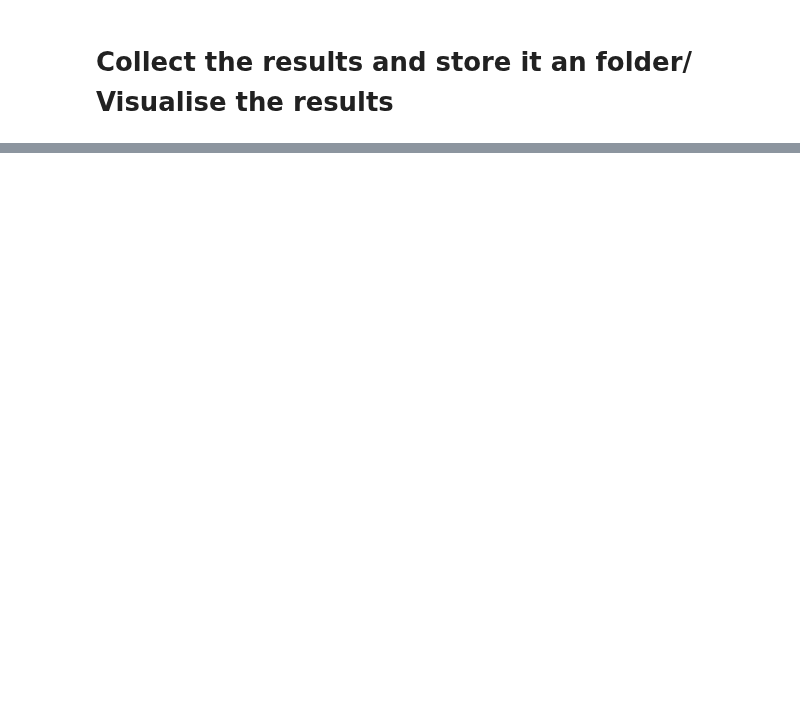
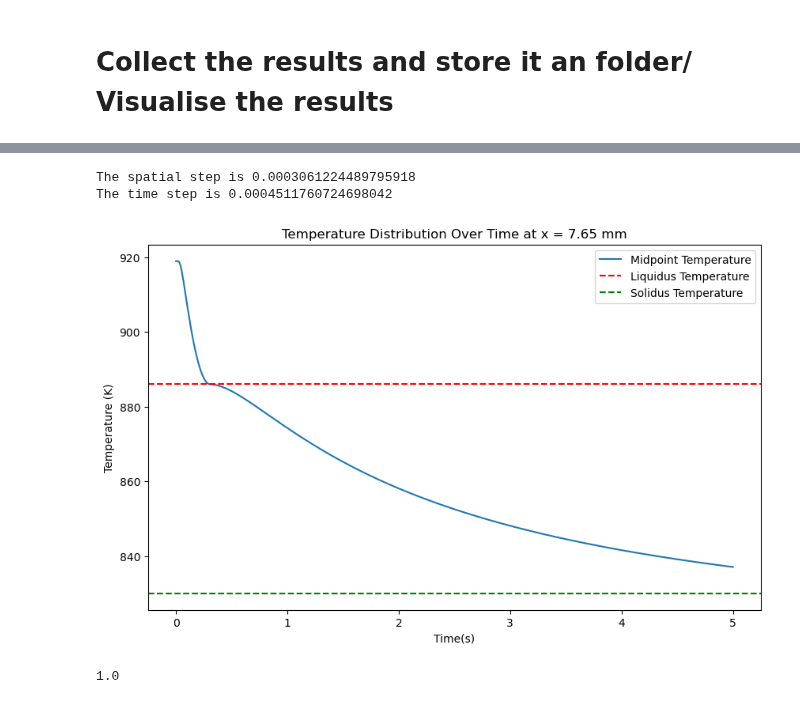
Before and after one commit to radhikrammohan/pinn-pc-1d, a Jupyter notebook: pinn/spartan/model_train_norm.ipynb, the cells around one changed output, grey strips where cells are left out. Drawn from its saved outputs; the diff is of its cells as text; code cells hidden in the pictures; blank space fills up the shorter version.

```diff
--- a/pinn/spartan/model_train_norm.ipynb
+++ b/pinn/spartan/model_train_norm.ipynb
@@ -458,0 +480,37 @@ plt.show()
+# %%
+settings_path_2 = os.path.join(current_dir, '..', 'training_data', 'settings_2.json')
+with open(settings_path_2,'r') as file:
+    settings = json.load(file)
+
+
+heat_data2 = HT_sim(settings)
+alpha = heat_data2.alpha_l
+tempfield2 = heat_data2.datagen()
+
+heat_data2.plot_temp(25)
+dt = heat_data2.dt
+dx = heat_data2.dx
+# print(heat_data.dx)
+# print(dt)
+settings_path = os.path.join(current_dir, '..', 'training_data', 'settings.json')
+with open(settings_path,'r') as file:
+    props = json.load(file)
+
+
+temp_data2 = tempfield2.flatten()
+
+def temp_scaler(temp_data, temp_init, t_surr):
+    temp_data = (temp_data - t_surr) / (temp_init - t_surr)
+    return temp_data
+temp_init = props['temp_init']
+t_surr = props['t_surr']
+# temp_data = scaler(temp_data,400.0,919.0)
+
+temp_data_s = temp_scaler(temp_data2, temp_init, t_surr)
+
+print(temp_data_s.max())
+# %% [output]
+The spatial step is 0.0003061224489795918
+The time step is 0.0004511760724698042
+[figure, added]
+1.0
```
Also changed, not shown: parts of 11 cells of this notebook, 8 other files.
